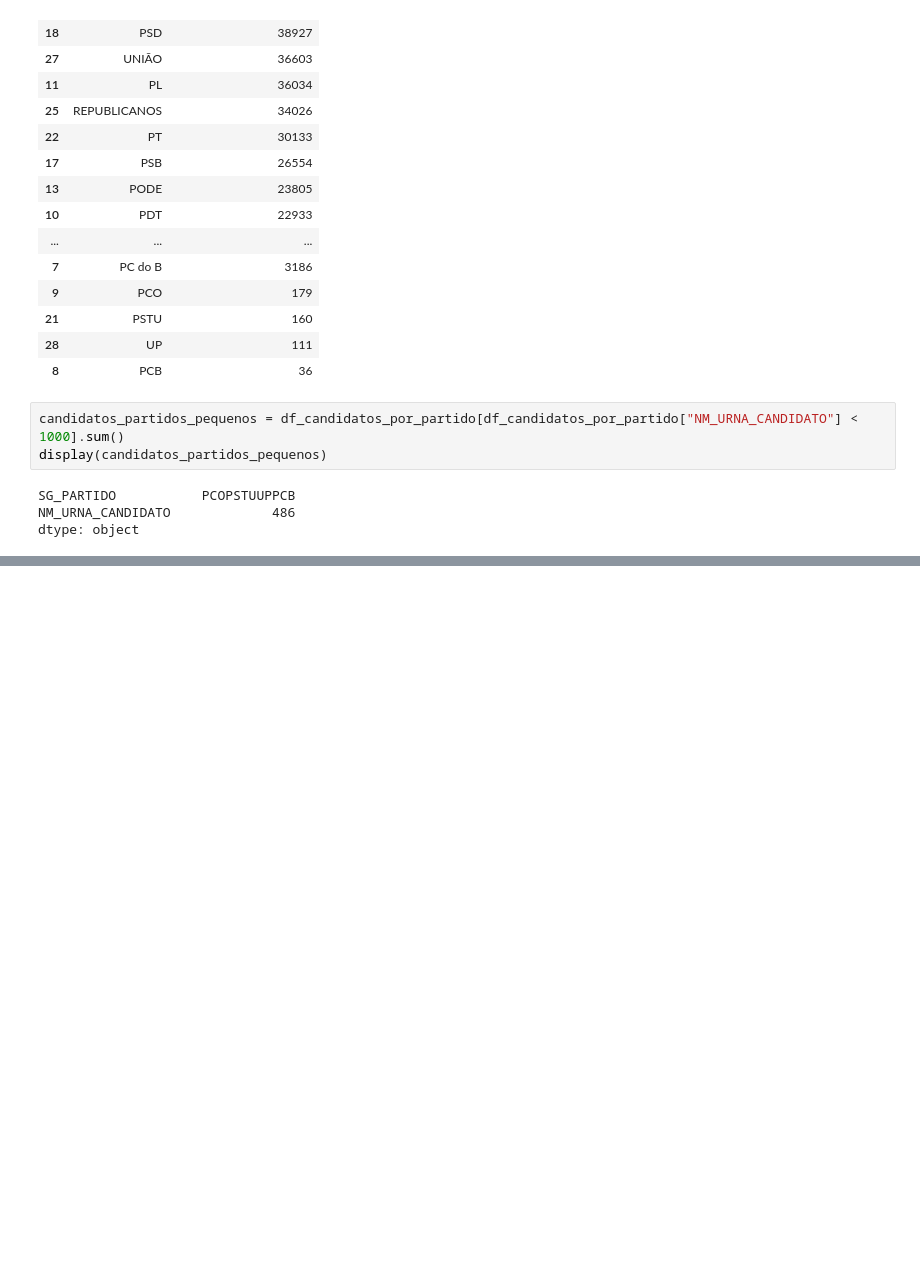
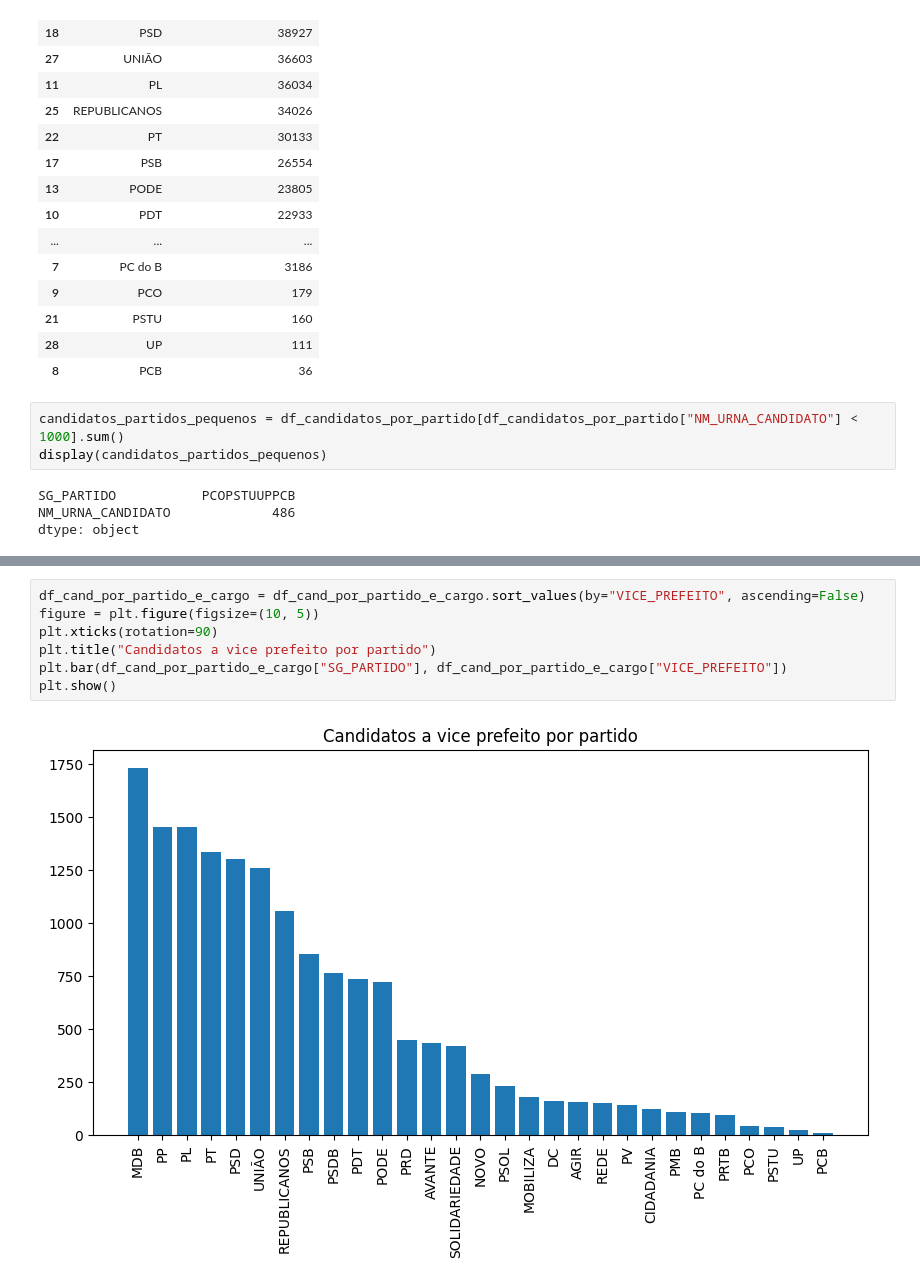
Before and after one commit to nfmmendes/eleicoes-2024-brasil, a Jupyter notebook: Eleições 2024.ipynb, the cells around one changed output, grey strips where cells are left out. Cells and saved outputs as stored; diff of their text form; blank space fills up the shorter version.

```diff
--- a/Eleições 2024.ipynb
+++ b/Eleições 2024.ipynb
@@ -234,0 +251,9 @@ display(df_candidatos_por_partido_e_cargo)
+# %%
+df_cand_por_partido_e_cargo = df_cand_por_partido_e_cargo.sort_values(by="VICE_PREFEITO", ascending=False)
+figure = plt.figure(figsize=(10, 5))
+plt.xticks(rotation=90)
+plt.title("Candidatos a vice prefeito por partido")
+plt.bar(df_cand_por_partido_e_cargo["SG_PARTIDO"], df_cand_por_partido_e_cargo["VICE_PREFEITO"])
+plt.show()
+# %% [output]
+[figure, added]
```
Also changed, not shown: parts of 8 cells of this notebook.
